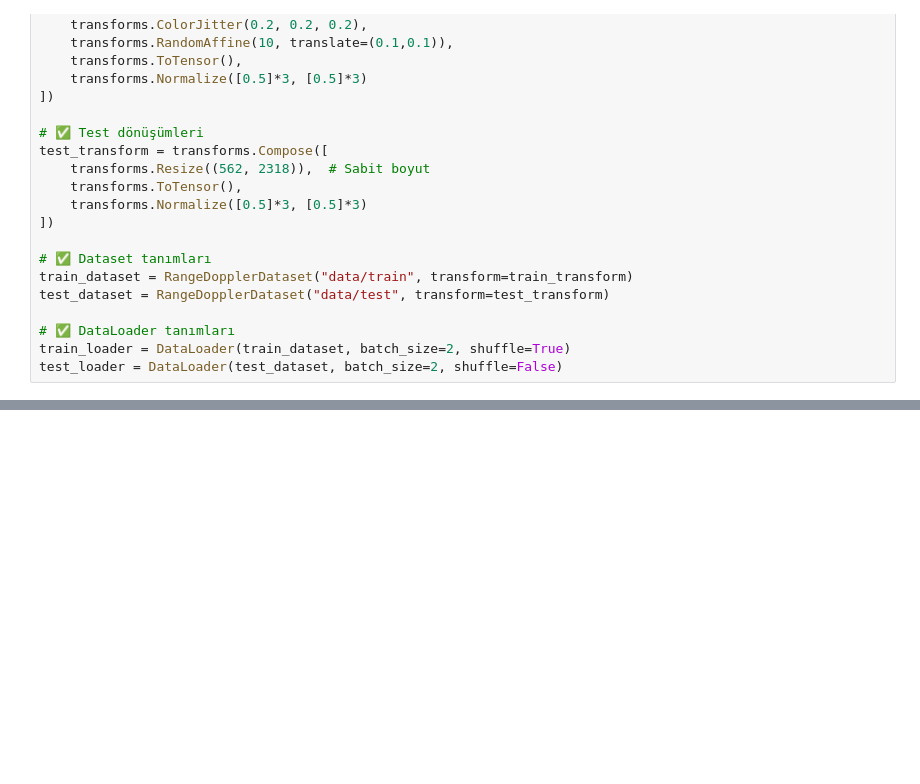
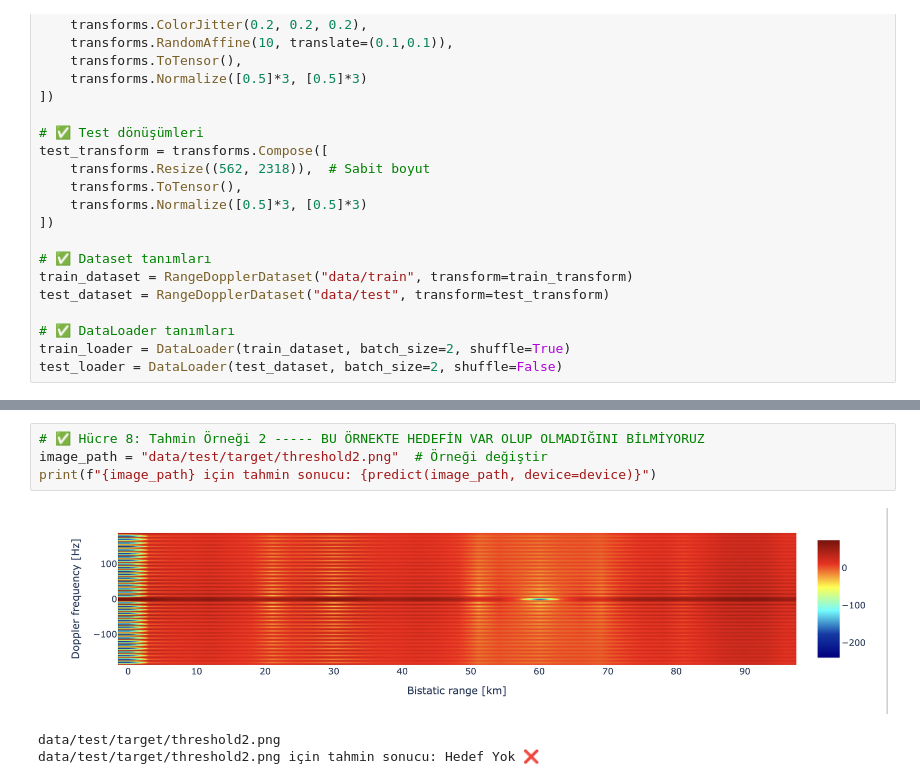
Before and after one commit to SedanurGider/Capstone-Project, a Jupyter notebook: RangeDoppModel.ipynb, the cells around one changed output, grey strips where cells are left out. Saved outputs shown, nothing was run; the diff lists cells and outputs as text; blank space fills up the shorter version.

Commit message:
Mps executed and added target images

```diff
--- a/RangeDoppModel.ipynb
+++ b/RangeDoppModel.ipynb
@@ -190,0 +228,8 @@ print(f"{image_path} için tahmin sonucu: {predict(image_path, device=device)}")
+# %%
+# ✅ Hücre 8: Tahmin Örneği 2 ----- BU ÖRNEKTE HEDEFİN VAR OLUP OLMADIĞINI BİLMİYORUZ
+image_path = "data/test/target/threshold2.png"  # Örneği değiştir
+print(f"{image_path} için tahmin sonucu: {predict(image_path, device=device)}")
+# %% [output]
+[figure, added]
+data/test/target/threshold2.png
+data/test/target/threshold2.png için tahmin sonucu: Hedef Yok ❌
```
Also changed, not shown: parts of 10 cells of this notebook, 12 other files.
